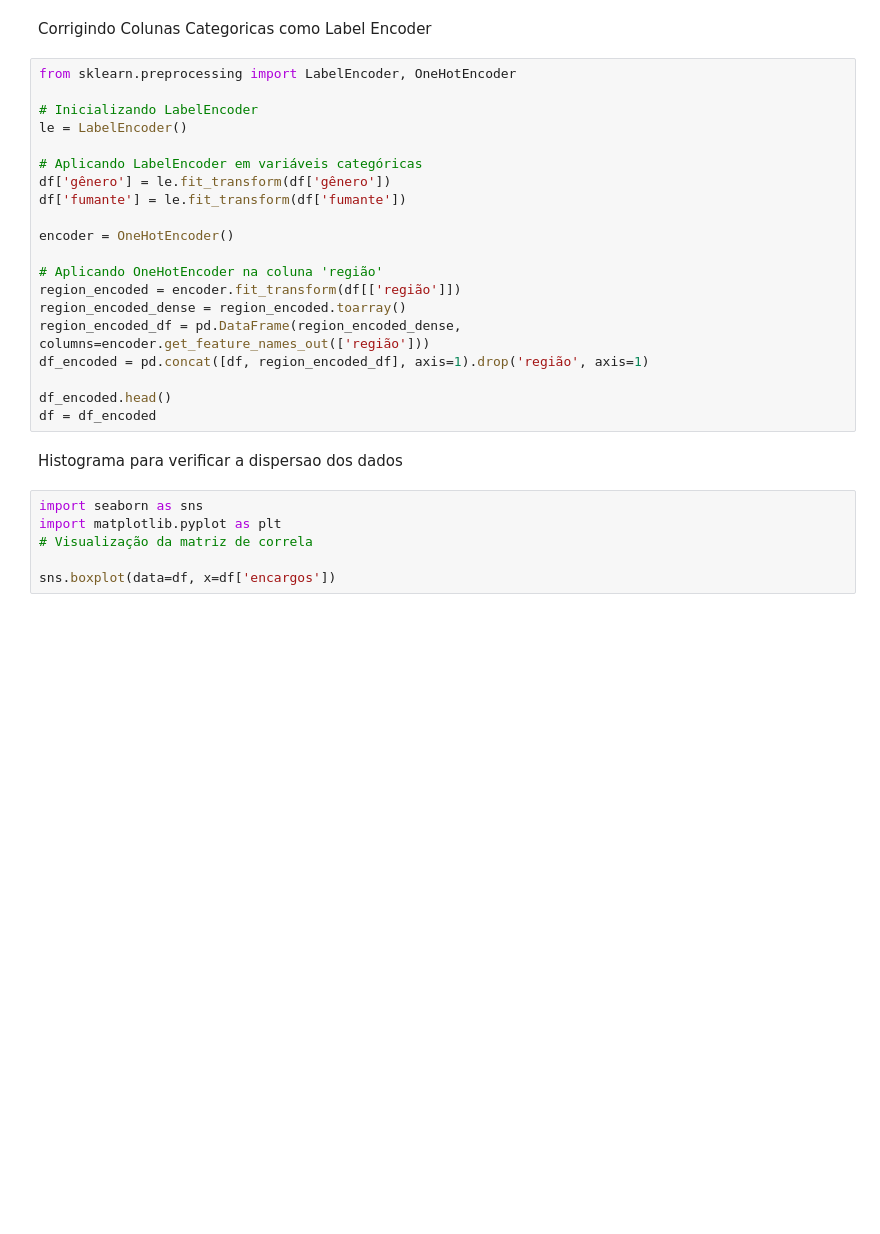
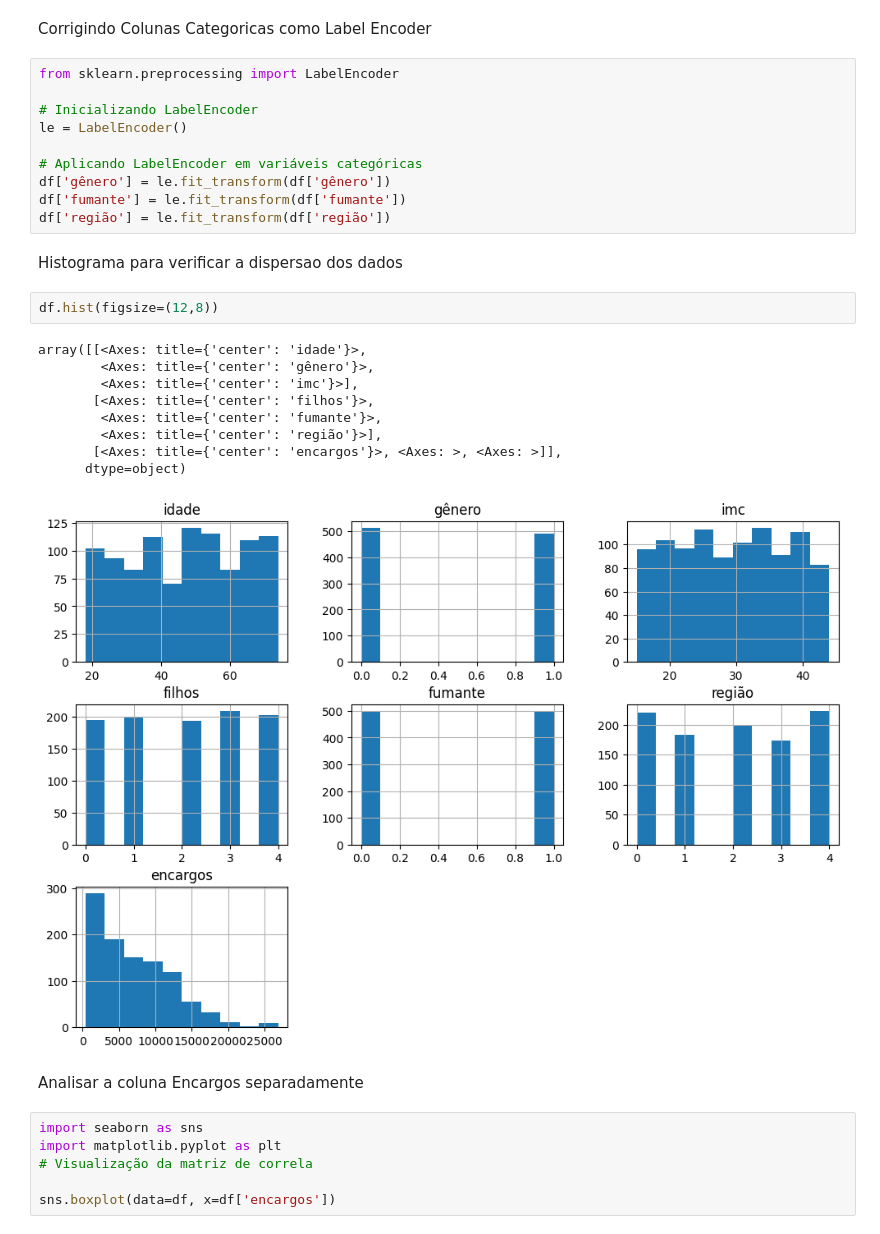
Before and after one commit to guilhermemachado26/fiap-postech, a Jupyter notebook: desafio.ipynb, the cells around one changed output. Saved outputs shown, nothing was run; the diff lists cells and outputs as text; blank space fills up the shorter version.

```diff
--- a/desafio.ipynb
+++ b/desafio.ipynb
@@ -13,7 +13,7 @@ df.head()
 # %% [markdown]
 Corrigindo Colunas Categoricas como Label Encoder
 # %%
-from sklearn.preprocessing import LabelEncoder, OneHotEncoder
+from sklearn.preprocessing import LabelEncoder
 
 # Inicializando LabelEncoder
 le = LabelEncoder()
@@ -21,19 +21,23 @@ le = LabelEncoder()
 # Aplicando LabelEncoder em variáveis categóricas
 df['gênero'] = le.fit_transform(df['gênero'])
 df['fumante'] = le.fit_transform(df['fumante'])
-
-encoder = OneHotEncoder()
-
-# Aplicando OneHotEncoder na coluna 'região'
-region_encoded = encoder.fit_transform(df[['região']])
-region_encoded_dense = region_encoded.toarray()
-region_encoded_df = pd.DataFrame(region_encoded_dense, columns=encoder.get_feature_names_out(['região']))
-df_encoded = pd.concat([df, region_encoded_df], axis=1).drop('região', axis=1)
-
-df_encoded.head()
-df = df_encoded
+df['região'] = le.fit_transform(df['região'])
 # %% [markdown]
 Histograma para verificar a dispersao dos dados
+# %%
+df.hist(figsize=(12,8))
+# %% [output]
+array([[<Axes: title={'center': 'idade'}>,
+        <Axes: title={'center': 'gênero'}>,
+        <Axes: title={'center': 'imc'}>],
+       [<Axes: title={'center': 'filhos'}>,
+        <Axes: title={'center': 'fumante'}>,
+        <Axes: title={'center': 'região'}>],
+       [<Axes: title={'center': 'encargos'}>, <Axes: >, <Axes: >]],
+      dtype=object)
+[figure, added]
+# %% [markdown]
+Analisar a coluna Encargos separadamente
 # %%
 import seaborn as sns
 import matplotlib.pyplot as plt
```
Also changed, not shown: parts of 13 cells of this notebook.
